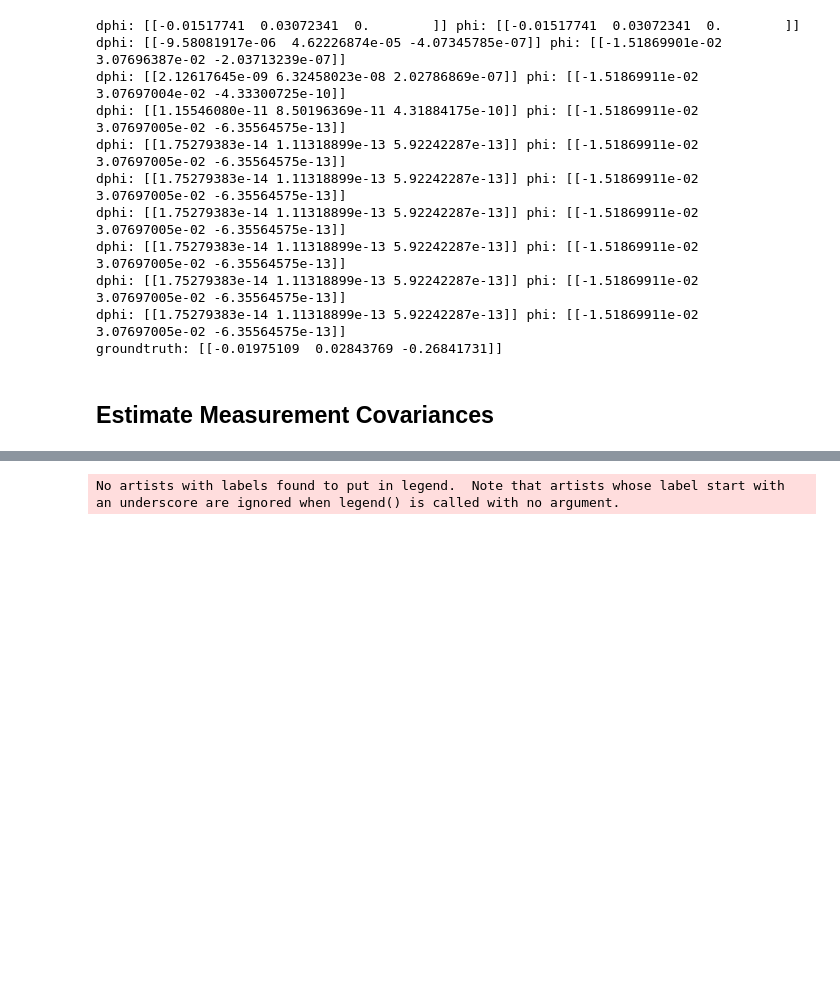
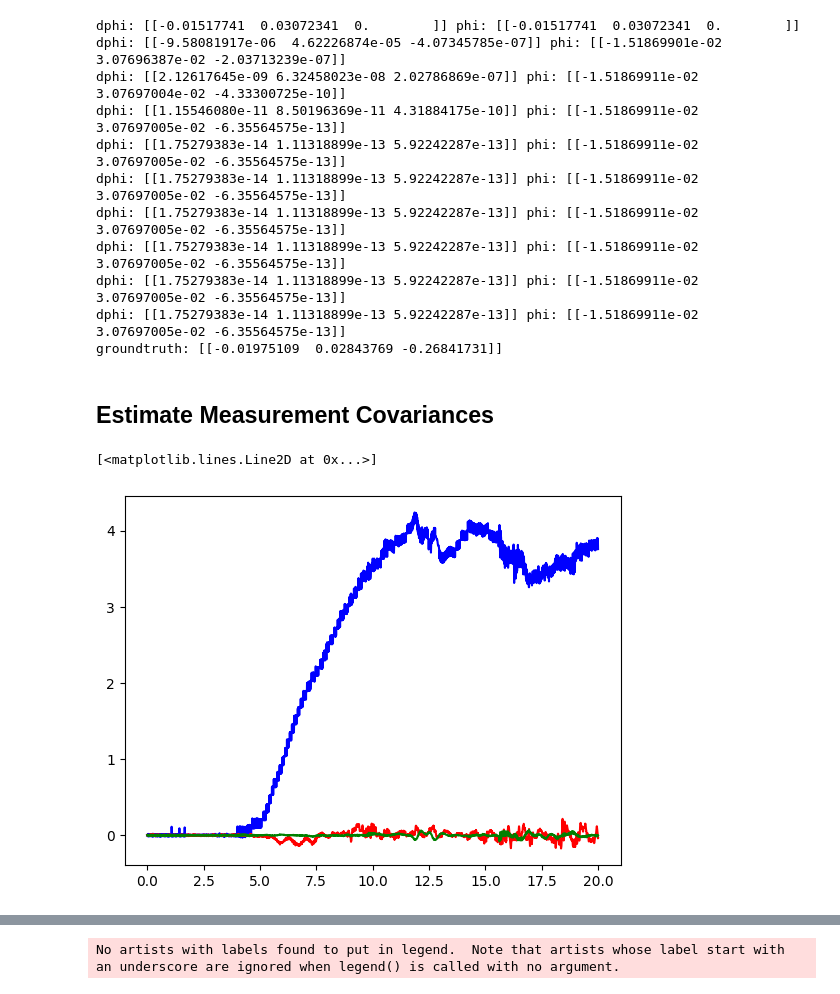
Before and after one commit to utiasASRL/steam_icp, a Jupyter notebook: script/visualize_debug.ipynb, the cells around one changed output, grey strips where cells are left out. Drawn from its saved outputs; the diff is of its cells as text; code cells hidden in the pictures; blank space fills up the shorter version.

```diff
--- a/script/visualize_debug.ipynb
+++ b/script/visualize_debug.ipynb
@@ -349,3 +299,21 @@ dphi: [[1.75279383e-14 1.11318899e-13 5.92242287e-13]] phi: [[-1.51869911e-02  3
 groundtruth: [[-0.01975109  0.02843769 -0.26841731]]
 # %% [markdown]
 ## Estimate Measurement Covariances
+# %%
+with open(osp.join(root, 'applanix', 'imu.csv'), 'r') as f:
+    h = f.readline()
+    sbet_accel_lines = f.readlines()
+accel_sbet = []
+accel_sbet_times = []
+angvel_sbet = []
+for line in sbet_accel_lines:
+    line = [float(x) for x in line.rstrip().split(',')]
+    accel_sbet_times.append(line[0])
+    a_raw = T_yfwd2xfwd[:3, :3] @ np.array([line[6], line[5], line[4]]).reshape(3, 1)
+    w_raw = T_yfwd2xfwd[:3, :3] @ np.array([line[3], line[2], line[1]]).reshape(3, 1)
+    accel_sbet.append(a_raw.squeeze())
+    angvel_sbet.append(w_raw.squeeze())
+
+accel_sbet = np.array(accel_sbet)
+accel_sbet_times = np.array(accel_sbet_times)
+angvel_sbet = np.array(angvel_sbet)
@@ -351,0 +373,27 @@ groundtruth: [[-0.01975109  0.02843769 -0.26841731]]
+# %%
+## Get speed from DMI:
+dmi_data = []
+dmi_times = []
+with open(osp.join(root, 'applanix', 'dmi.csv')) as f:
+    h = f.readline()
+    for line in f.readlines():
+        parts = line.rstrip().split(',')
+        line = [float(x) for x in parts]
+        dmi_times.append(line[0])
+        dmi_data.append(line[1])
+dmi_data = np.array(dmi_data)
+
+v_dmi = [np.zeros(3)]
+for i in range(dmi_data.shape[0]-1):
+    vx = (dmi_data[i+1] - dmi_data[i]) / (1916 * 0.005) + 1.80 * angvel_sbet[i, 1]
+    vy = -1.80 * angvel_sbet[i, 0] + 0.65 * angvel_sbet[i, 2]
+    vz = -0.65 * angvel_sbet[i, 1]
+    v_dmi.append(np.array([vx, vy, vz]))
+v_dmi = np.array(v_dmi)
+# %%
+plt.plot(imu_times[N0:N0+N] - imu_times[N0], v_dmi[N0:N0+N, 0], 'b')
+plt.plot(imu_times[N0:N0+N] - imu_times[N0], v_dmi[N0:N0+N, 1], 'r')
+plt.plot(imu_times[N0:N0+N] - imu_times[N0], v_dmi[N0:N0+N, 2], 'g')
+# %% [output]
+[<matplotlib.lines.Line2D at 0x...>]
+[figure, added]
```
Also changed, not shown: parts of 29 cells of this notebook, 7 other files.
